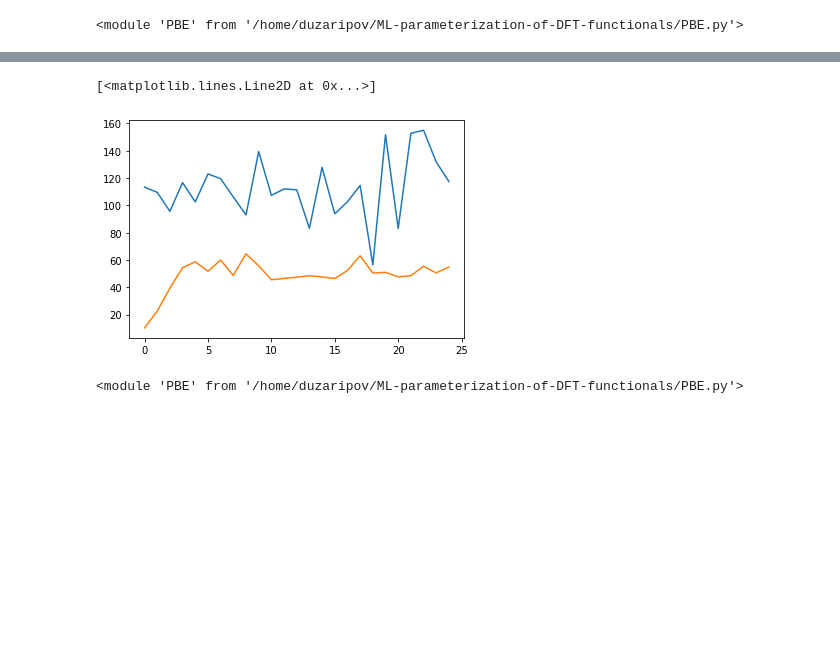
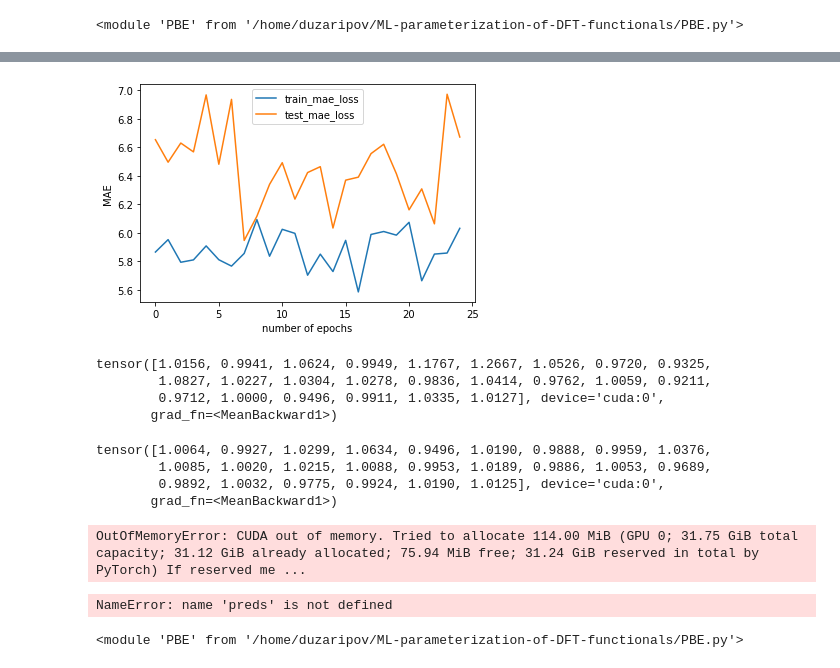
Before and after one commit to dzaripov/ML-parameterization-of-DFT-functionals, a Jupyter notebook: train_cleancode.ipynb, the cells around one changed output, grey strips where cells are left out. Drawn from its saved outputs; the diff is of its cells as text; code cells hidden in the pictures; blank space fills up the shorter version.

Commit message:
Added dispersions and training on local energies

```diff
--- a/train_cleancode.ipynb
+++ b/train_cleancode.ipynb
@@ -208,4 +201,4 @@ log_file_path = 'log/epoch_training.log'
 if os.path.isfile(log_file_path):
     os.remove(log_file_path)
 
-mae = torch.nn.L1Loss()
+mae = nn.L1Loss()
@@ -212,9 +227,10 @@ mae = torch.nn.L1Loss()
 # %%
-def train(model, criterion, optimizer, train_loader, test_loader, n_epochs=20, accum_iter=4, verbose=False):
+def train(model, criterion, optimizer, train_loader, test_loader, n_epochs=25, accum_iter=1, verbose=False):
     train_loss_mae = []
     train_loss_mse = []
     test_loss_mae = []
     test_loss_mse = []
+    omega = 0.067
 
     for epoch in range(n_epochs):
         torch.autograd.set_detect_anomaly(True)
@@ -229,12 +245,13 @@ def train(model, criterion, optimizer, train_loader, test_loader, n_epochs=20, a
             # print(f'batch_idx = {batch_idx}')
             X_batch_grid, y_batch = X_batch['Grid'].to(device), y_batch.to(device)
             predictions = model(X_batch_grid)
-            reaction_energy = calculate_reaction_energy(X_batch, predictions, device, rung='GGA', dft='PBE').to(device)
+            reaction_energy = calculate_reaction_energy(X_batch, predictions, device, rung='GGA', dft='PBE', dispersions=dispersions).to(device)
 
             if verbose:
                 print(f"{X_batch['Components']} pred {reaction_energy.item():4f} true {y_batch.item():4f}")
-            loss = criterion(reaction_energy, y_batch)
-            MSE = loss.item()
+            loss = (1-omega)/15*criterion(reaction_energy, y_batch)+omega*200*exc_loss(X_batch, predictions)
+#            loss = criterion(reaction_energy, y_batch)
+            MSE = criterion(reaction_energy, y_batch).item()
             MAE = mae(reaction_energy, y_batch).item()
             train_mse_losses_per_epoch.append(MSE)
             train_mae_losses_per_epoch.append(MAE)
@@ -253,7 +270,6 @@ def train(model, criterion, optimizer, train_loader, test_loader, n_epochs=20, a
             del X_batch, X_batch_grid, y_batch, predictions, reaction_energy
             gc.collect()
             torch.cuda.empty_cache()
-            # gpu_usage()
 
         train_loss_mse.append(np.mean(train_mse_losses_per_epoch))
         train_loss_mae.append(np.mean(train_mae_losses_per_epoch))
@@ -272,10 +288,10 @@ def train(model, criterion, optimizer, train_loader, test_loader, n_epochs=20, a
                 X_batch_grid, y_batch = X_batch['Grid'].to(device), y_batch.to(device)
                 # print(f"{X_batch['Components']}")
                 predictions = model(X_batch_grid)
-                reaction_energy = calculate_reaction_energy(X_batch, predictions, device, rung='GGA', dft='PBE').to(device)
+                reaction_energy = calculate_reaction_energy(X_batch, predictions, device, rung='GGA', dft='PBE', dispersions=dispersions).to(device)
                 loss = criterion(reaction_energy, y_batch)
                 MSE = loss.item()
-                MAE = torch.abs(reaction_energy - y_batch).item()
+                MAE = mae(reaction_energy, y_batch).item()
                 test_mse_losses_per_epoch.append(MSE)
                 test_mae_losses_per_epoch.append(MAE)
                 progress_bar_test.set_postfix(MSE = MSE, MAE = MAE)
@@ -306,6 +322,6 @@ reload(PBE)
 # %% [output]
 <module 'PBE' from '/home/duzaripov/ML-parameterization-of-DFT-functionals/PBE.py'>
 # %%
-model = MLOptimizer(num_layers=8, h_dim=32, nconstants=24, DFT="PBE").to(device)
-model.zero_grad()
-model.load_state_dict(torch.load('model_chk/predopt/PBE_8_32.param', map_location=device))
+#model = MLOptimizer(num_layers=8, h_dim=32, nconstants=24, DFT="PBE").to(device)
+#model.zero_grad()
+# model.load_state_dict(torch.load('model_chk/predopt/PBE_32_32.param', map_location=device))
@@ -316,7 +333,6 @@ optimizer = torch.optim.RMSprop(model.parameters(), lr=3e-5)
 # %%
 N_EPOCHS = 25
-ACCUM_ITER = 5
-
+ACCUM_ITER = 1
 train_loss_mae, test_loss_mae = train(model, criterion, optimizer,
                        train_dataloader, test_dataloader,
                        n_epochs=N_EPOCHS, accum_iter=ACCUM_ITER)
@@ -341,8 +357,7 @@ train MSE Loss = 95963.74692112 MAE Loss = 123.07716232
 ... (39 outputs left out)
 # %%
 import matplotlib.pyplot as plt
-plt.plot(np.arange(N_EPOCHS), train_loss_mae)
-plt.plot(test_loss_mae)
+mlflow.set_experiment("working_8x32_model")
+log_params(model, train_loss_mae, test_loss_mae, name="trained_32x8_model")
 # %% [output]
-[<matplotlib.lines.Line2D at 0x...>]
-[figure, old version]
+[figure, new version]
@@ -351,3 +364,34 @@ train_loss_mae
+# %%
+X_batch, y_batch = next(iter(train_dataloader))
+X_batch_grid = X_batch["Grid"].to(device)
+preds = model(X_batch_grid)
+torch.mean(preds/true_constants_PBE.to(device), axis=0)
+# %% [output]
+tensor([1.0156, 0.9941, 1.0624, 0.9949, 1.1767, 1.2667, 1.0526, 0.9720, 0.9325,
+        1.0827, 1.0227, 1.0304, 1.0278, 0.9836, 1.0414, 0.9762, 1.0059, 0.9211,
+        0.9712, 1.0000, 0.9496, 0.9911, 1.0335, 1.0127], device='cuda:0',
+       grad_fn=<MeanBackward1>)
+# %%
+X_batch, y_batch = next(iter(train_dataloader))
+X_batch_grid = X_batch["Grid"].to(device)
+preds = model(X_batch_grid)
+torch.mean(preds/true_constants_PBE.to(device), axis=0)
+# %% [output]
+tensor([1.0064, 0.9927, 1.0299, 1.0634, 0.9496, 1.0190, 0.9888, 0.9959, 1.0376,
+        1.0085, 1.0020, 1.0215, 1.0088, 0.9953, 1.0189, 0.9886, 1.0053, 0.9689,
+        0.9892, 1.0032, 0.9775, 0.9924, 1.0190, 1.0125], device='cuda:0',
+       grad_fn=<MeanBackward1>)
+# %%
+X_batch, y_batch = next(iter(train_dataloader))
+X_batch_grid = X_batch["Grid"].to(device)
+preds = model(X_batch_grid)
+torch.mean(preds/true_constants_PBE.to(device), axis=0)
+# %% [output]
+OutOfMemoryError: CUDA out of memory. Tried to allocate 114.00 MiB (GPU 0; 31.75 GiB total capacity; 31.12 GiB already allocated; 75.94 MiB free; 31.24 GiB reserved in total by PyTorch) If reserved me ...
+# %%
+del preds, X_batch, y_batch, X_batch_grid
+# %% [output]
+NameError: name 'preds' is not defined
 # %%
 def test_dft(train_loader, test_loader, c_arr, criterion, rung, dft, verbose=False, n_epochs=1, model_eval=False):
     train_loss_mae = []
```
Also changed, not shown: parts of 23 cells of this notebook, 6 other files.
